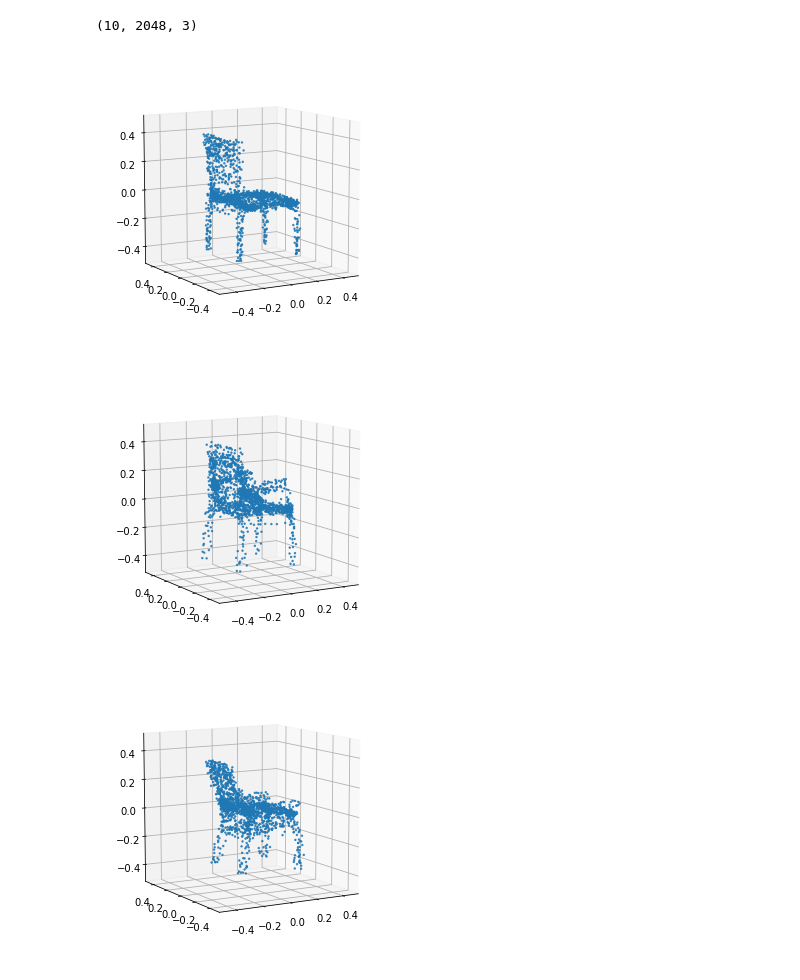
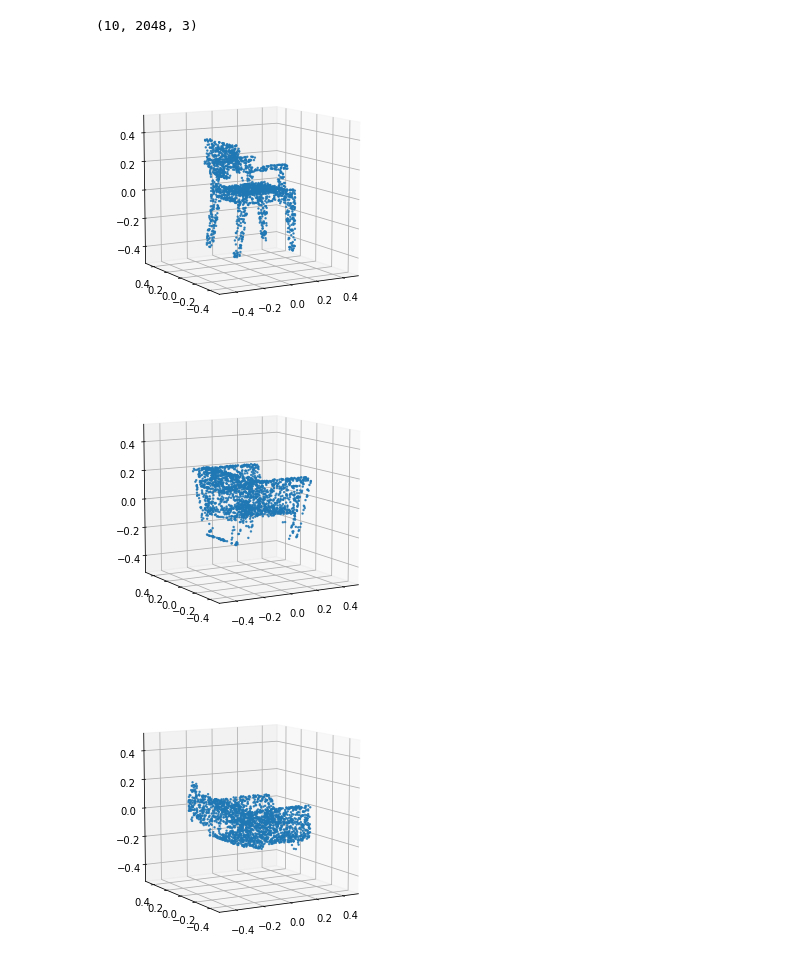
Before and after one commit to dtseng/latent_3d_points, a Jupyter notebook: notebooks/evalute_raw_incomplete_gan.ipynb, the cells around one changed output. Drawn from its saved outputs; the diff is of its cells as text; code cells hidden in the pictures.

```diff
--- a/notebooks/evalute_raw_incomplete_gan.ipynb
+++ b/notebooks/evalute_raw_incomplete_gan.ipynb
@@ -177,14 +177,14 @@ plot_3d_point_cloud(real[k][:, 0], real[k][:, 1], real[k][:, 2],\
 # %%
-npy_file = "/home/ubuntu/latent_3d_points/data/OUT/synthetic_samples/raw_gan_incomplete/epoch_1050.npz"
+npy_file = "/home/ubuntu/latent_3d_points/data/OUT/synthetic_samples/raw_gan_incomplete_100_concat/epoch_200.npz"
 syn_data_npz = np.load(npy_file)
 syn_data = syn_data_npz['arr_0']
 print(syn_data.shape)
 
 for k in range(3):  # plot three (synthetic) random examples.
     plot_3d_point_cloud(syn_data[k][:, 0], syn_data[k][:, 1], syn_data[k][:, 2],\
                        in_u_sphere=True)
 # %% [output]
 (10, 2048, 3)
-[figure, old version]
+[figure, new version]
-[figure, old version]
+[figure, new version]
-[figure, old version]
+[figure, new version]
```
Also changed, not shown: parts of 4 cells of this notebook, 4 other files.
